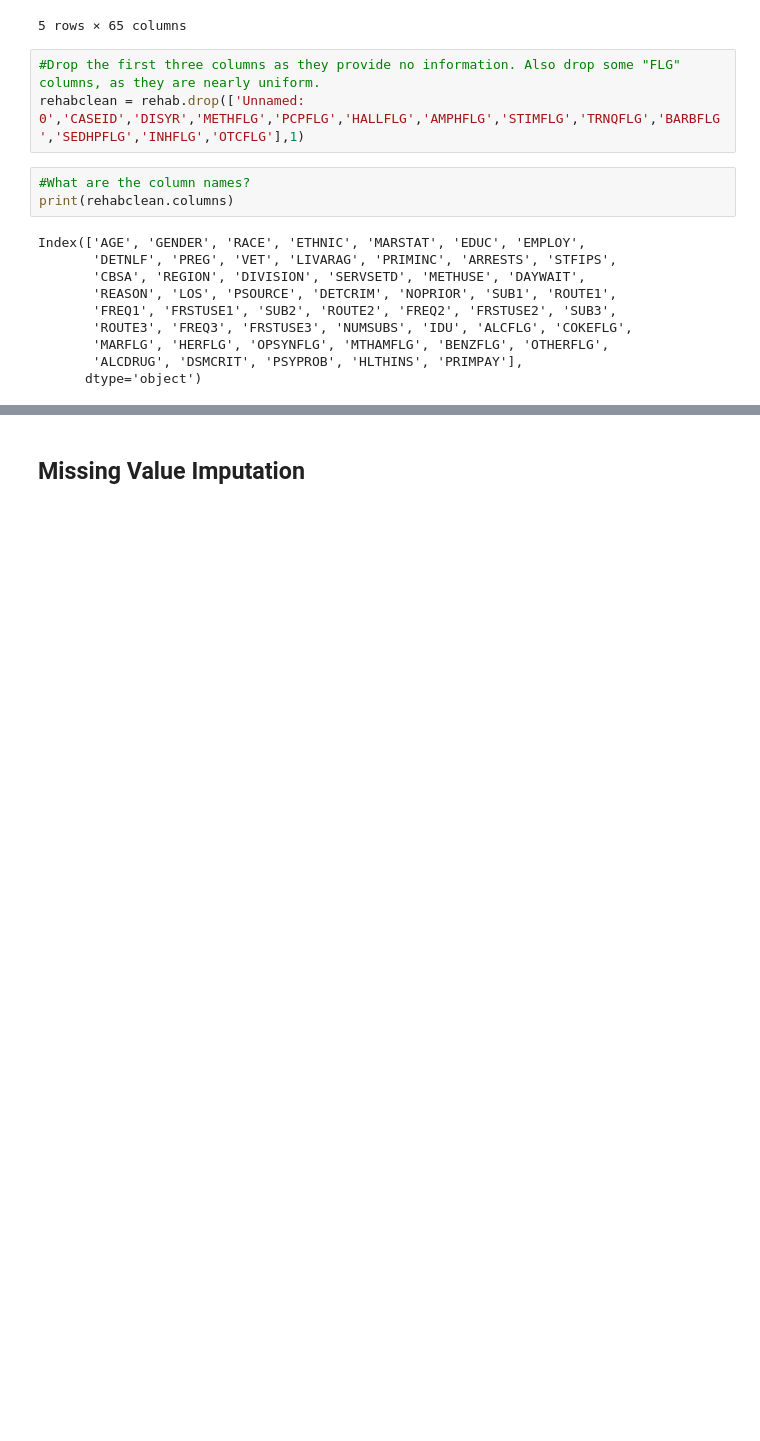
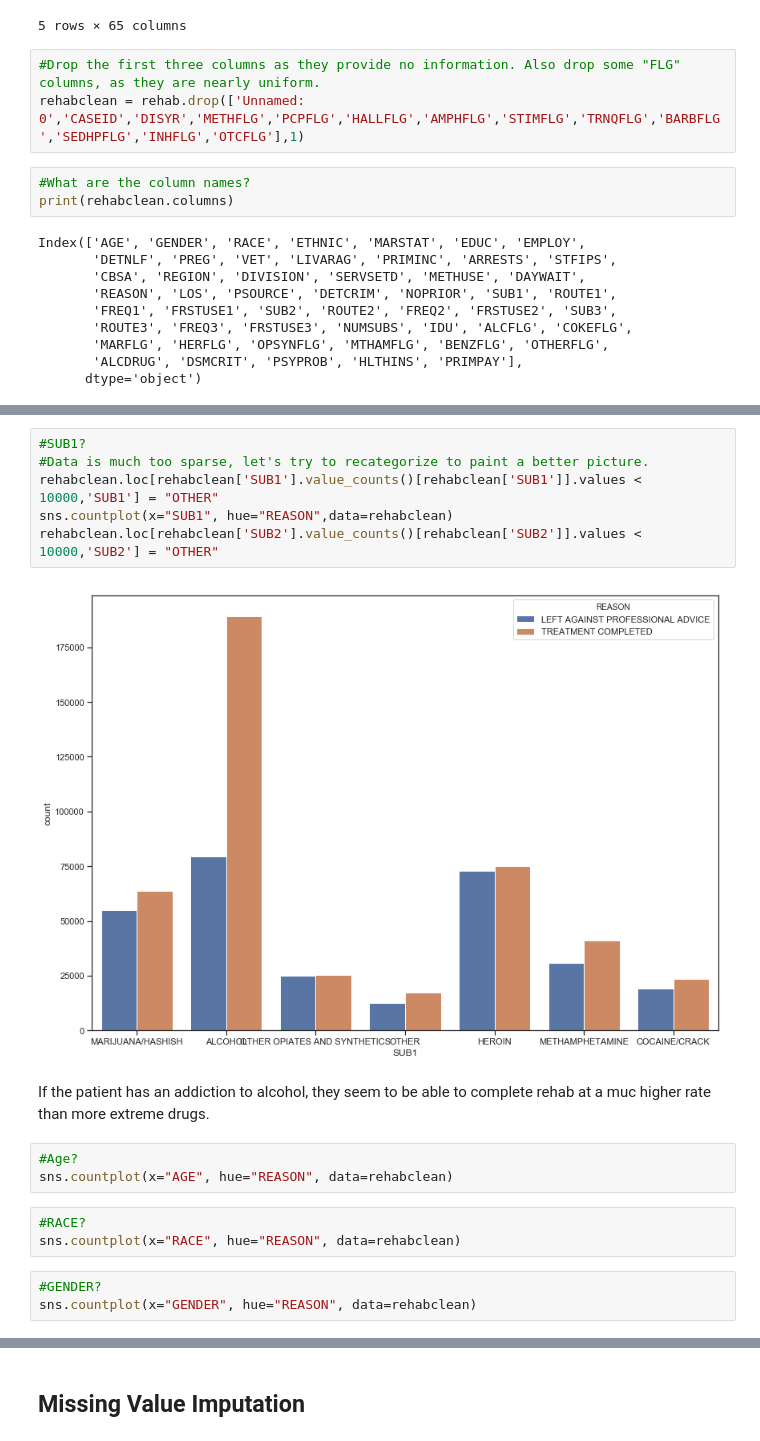
Before and after one commit to fosbery/CS-Machine-Learning-in-Python, a Jupyter notebook: Rehabilitation Project/RehabCode.ipynb, the cells around one changed output, grey strips where cells are left out. Drawn from its saved outputs; the diff is of its cells as text; blank space fills up the shorter version.

```diff
--- a/Rehabilitation Project/RehabCode.ipynb
+++ b/Rehabilitation Project/RehabCode.ipynb
@@ -92,0 +131,19 @@ rehabclean = rehabclean.query('REASON in ["TREATMENT COMPLETED","TERMINATED BY F
+# %%
+#SUB1?
+#Data is much too sparse, let's try to recategorize to paint a better picture.
+rehabclean.loc[rehabclean['SUB1'].value_counts()[rehabclean['SUB1']].values < 10000,'SUB1'] = "OTHER"
+sns.countplot(x="SUB1", hue="REASON",data=rehabclean)
+rehabclean.loc[rehabclean['SUB2'].value_counts()[rehabclean['SUB2']].values < 10000,'SUB2'] = "OTHER"
+# %% [output]
+[figure, added]
+# %% [markdown]
+If the patient has an addiction to alcohol, they seem to be able to complete rehab at a muc higher rate than more extreme drugs.
+# %%
+#Age?
+sns.countplot(x="AGE", hue="REASON", data=rehabclean)
+# %%
+#RACE?
+sns.countplot(x="RACE", hue="REASON", data=rehabclean)
+# %%
+#GENDER?
+sns.countplot(x="GENDER", hue="REASON", data=rehabclean)
```
Also changed, not shown: parts of 53 cells of this notebook.
